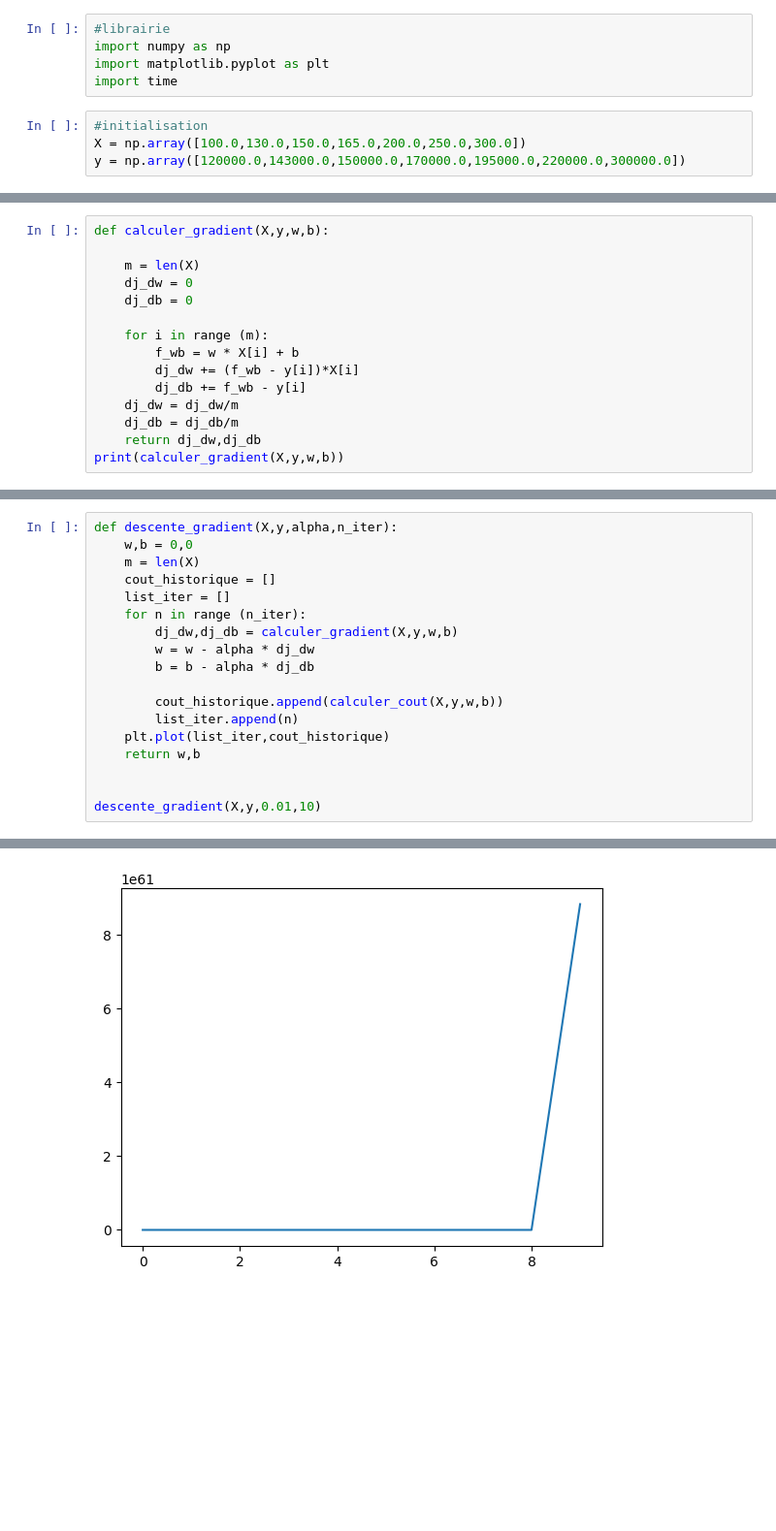
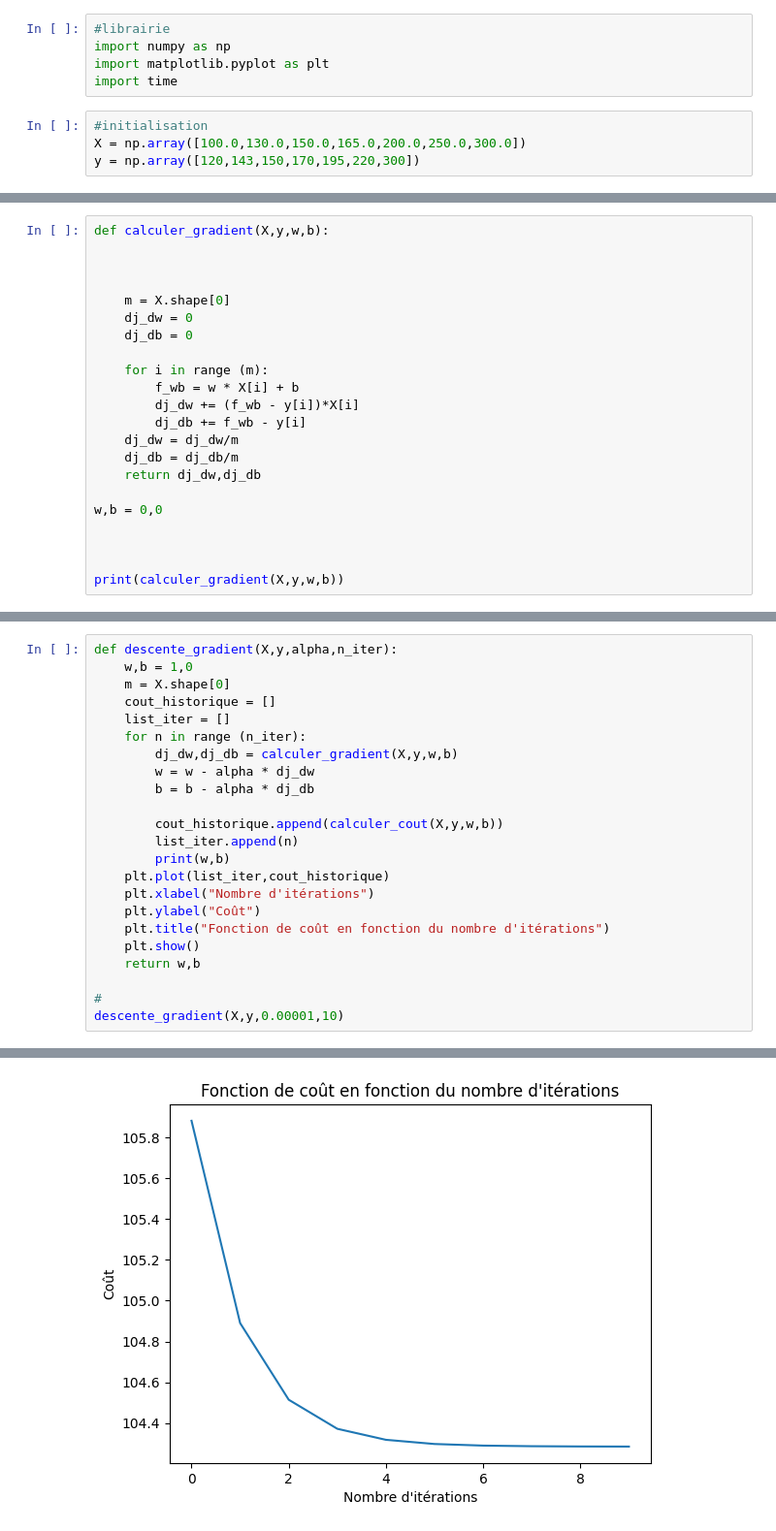
Before and after one commit to mtarotML/ml-sandbox, a Jupyter notebook: notebooks/linear_regression.ipynb, the cells around one changed output, grey strips where cells are left out. Shown at 97% size. Cells and saved outputs as stored; diff of their text form; blank space fills up the shorter version.

```diff
--- a/notebooks/linear_regression.ipynb
+++ b/notebooks/linear_regression.ipynb
@@ -6,6 +6,6 @@ import time
 # %%
 #initialisation
 X = np.array([100.0,130.0,150.0,165.0,200.0,250.0,300.0])
-y = np.array([120000.0,143000.0,150000.0,170000.0,195000.0,220000.0,300000.0])
+y = np.array([120,143,150,170,195,220,300])
 # %%
 #visualiser les données
@@ -33,7 +56,9 @@ print(calculer_cout(X,y,w,b))
 # %%
 def calculer_gradient(X,y,w,b):
 
-    m = len(X)
+
+
+    m = X.shape[0]
     dj_dw = 0
     dj_db = 0
 
@@ -44,5 +69,10 @@ def calculer_gradient(X,y,w,b):
     dj_dw = dj_dw/m
     dj_db = dj_db/m
     return dj_dw,dj_db
+
+w,b = 0,0
+
+
+
 print(calculer_gradient(X,y,w,b))
 # %% [output]
@@ -50,7 +80,7 @@ print(calculer_gradient(X,y,w,b))
 # %%
 def descente_gradient(X,y,alpha,n_iter):
-    w,b = 0,0
-    m = len(X)
+    w,b = 1,0
+    m = X.shape[0]
     cout_historique = []
     list_iter = []
     for n in range (n_iter):
@@ -60,9 +90,14 @@ def descente_gradient(X,y,alpha,n_iter):
 
         cout_historique.append(calculer_cout(X,y,w,b))
         list_iter.append(n)
+        print(w,b)
     plt.plot(list_iter,cout_historique)
+    plt.xlabel("Nombre d'itérations")
+    plt.ylabel("Coût")
+    plt.title("Fonction de coût en fonction du nombre d'itérations")
+    plt.show()
     return w,b
 
-
-descente_gradient(X,y,0.01,10)
+#
+descente_gradient(X,y,0.00001,10)
 # %% [output]
@@ -70 +114 @@ descente_gradient(X,y,0.01,10)
-[figure, old version]
+[figure, new version]
```
Also changed, not shown: parts of 6 cells of this notebook.
